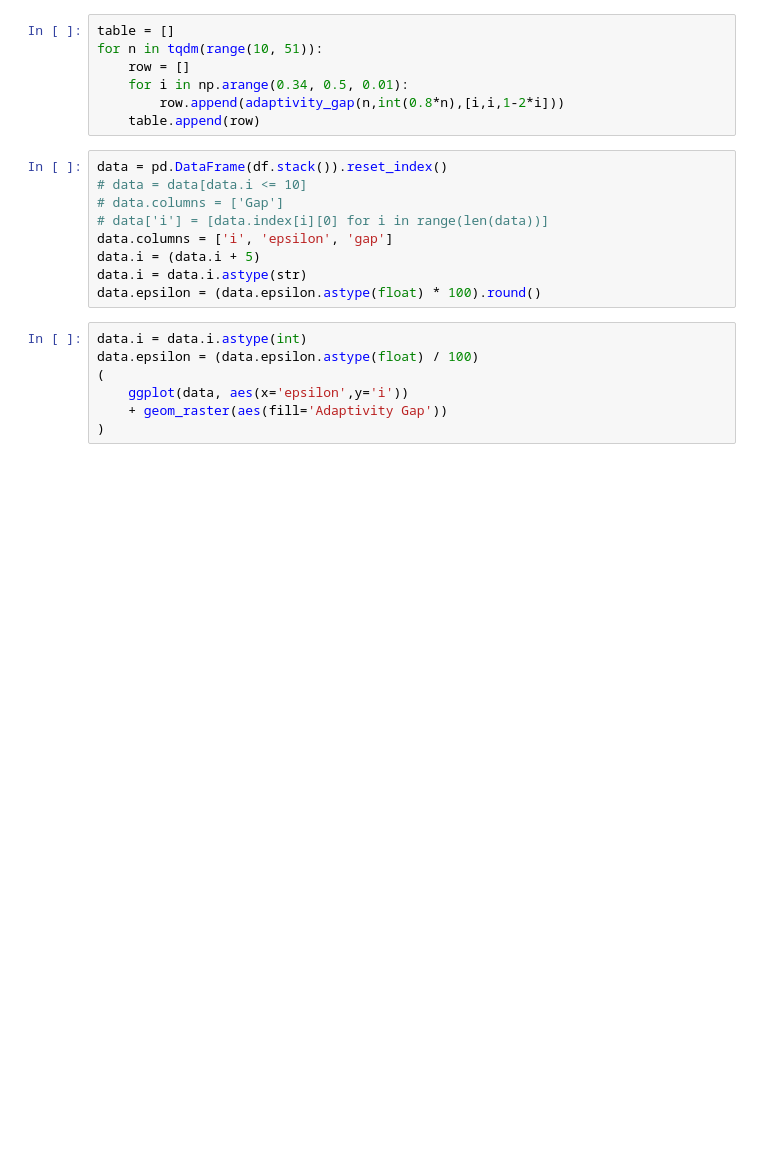
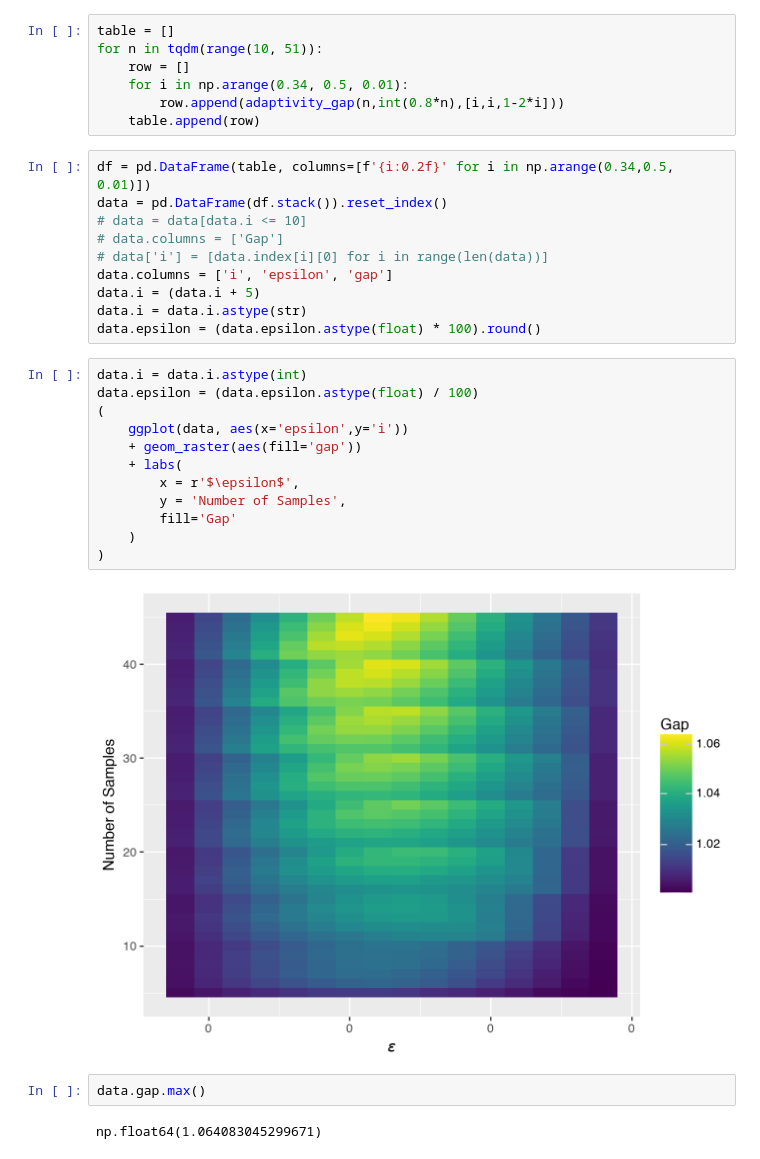
Before and after one commit to chriscianfarani/ModelingDeletionRequests, a Jupyter notebook: adaptivity_gap/optimize_util.ipynb, the cells around one changed output. Saved outputs shown, nothing was run; the diff lists cells and outputs as text; blank space fills up the shorter version.

```diff
--- a/adaptivity_gap/optimize_util.ipynb
+++ b/adaptivity_gap/optimize_util.ipynb
@@ -111,6 +112,7 @@ for n in tqdm(range(10, 51)):
         row.append(adaptivity_gap(n,int(0.8*n),[i,i,1-2*i]))
     table.append(row)
 # %%
+df = pd.DataFrame(table, columns=[f'{i:0.2f}' for i in np.arange(0.34,0.5, 0.01)])
 data = pd.DataFrame(df.stack()).reset_index()
 # data = data[data.i <= 10]
 # data.columns = ['Gap']
@@ -122,7 +124,18 @@ data.epsilon = (data.epsilon.astype(float) * 100).round()
 # %%
 data.i = data.i.astype(int)
 data.epsilon = (data.epsilon.astype(float) / 100)
 (
     ggplot(data, aes(x='epsilon',y='i'))
-    + geom_raster(aes(fill='Adaptivity Gap'))
+    + geom_raster(aes(fill='gap'))
+    + labs(
+        x = r'$\epsilon$',
+        y = 'Number of Samples',
+        fill='Gap'
+    )
 )
+# %% [output]
+[figure, added]
+# %%
+data.gap.max()
+# %% [output]
+np.float64(1.064083045299671)
```
Also changed, not shown: parts of 1 cell of this notebook, 3 other files.
